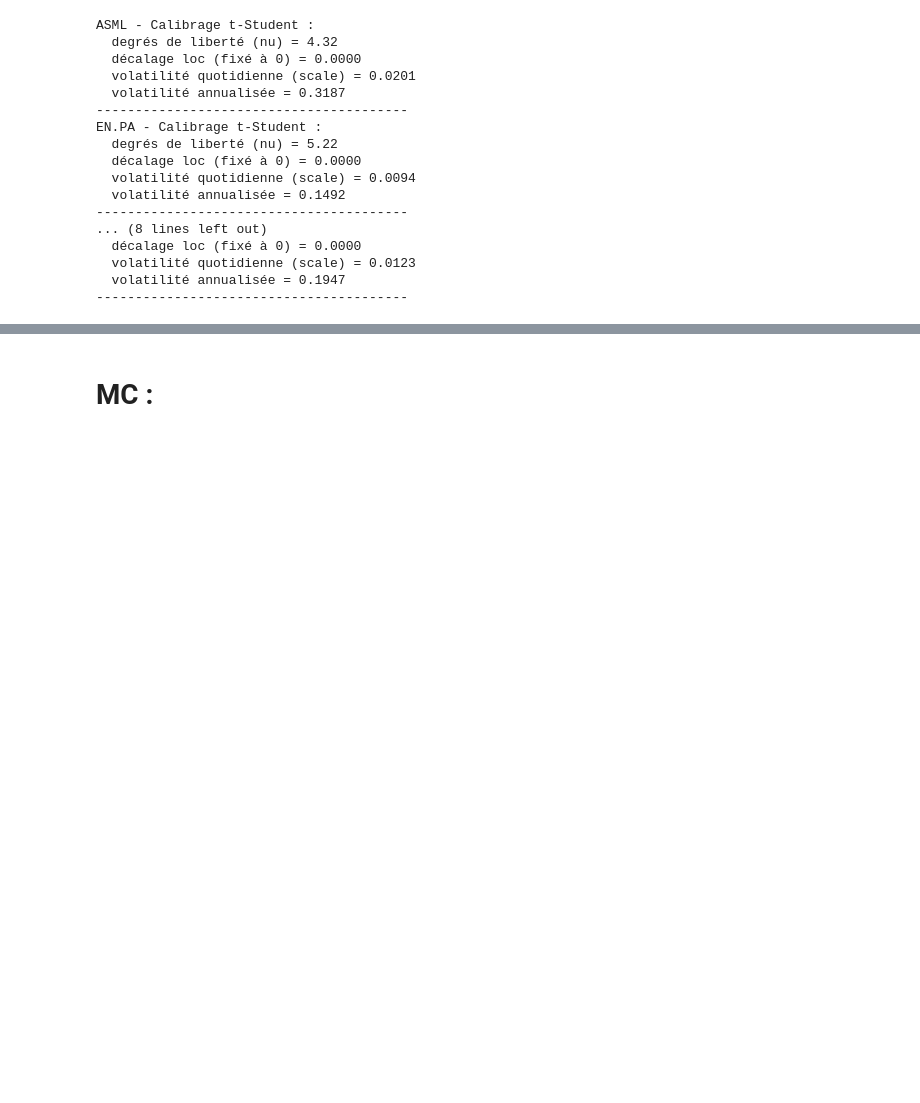
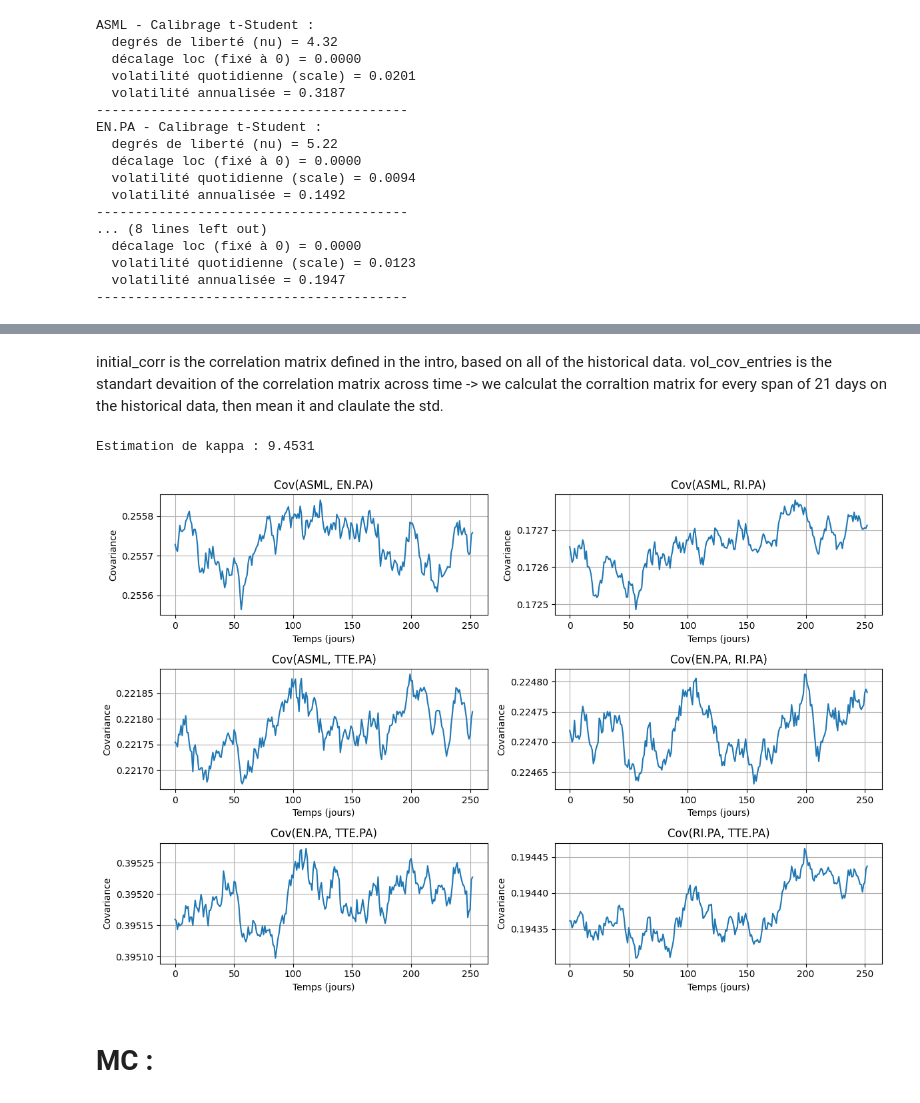
Before and after one commit to Pocame/Financial-Engineering-KEIO, a Jupyter notebook: code.ipynb, the cells around one changed output, grey strips where cells are left out. Saved outputs shown, nothing was run; the diff lists cells and outputs as text; code cells hidden in the pictures; blank space fills up the shorter version.

```diff
--- a/code.ipynb
+++ b/code.ipynb
@@ -513,0 +520,12 @@ EN.PA - Calibrage t-Student :
+# %% [markdown]
+initial_corr is the correlation matrix defined in the intro, based on all of the historical data.
+vol_cov_entries is the standart devaition of the correlation matrix across time -> we calculat the corraltion matrix for every span of 21 days on the historical data, then mean it and claulate the std.
+# %%
+inital_corr = correlation_matrix
+# %%
+log_returns = np.log(close_prices / close_prices.shift(1)).dropna()
+window = 21
+cov_matrices = [log_returns.iloc[i-window:i].cov().values for i in range(window, len(log_returns))]
+cov_matrices = np.array(cov_matrices)  # shape (num_windows, d, d)
+mean_cov = np.mean(cov_matrices, axis=0)
+vol_cov_entries = np.std(cov_matrices, axis=0)
@@ -514,3 +616,33 @@ EN.PA - Calibrage t-Student :
+# %%
+d = 4  # number of assets
+kappa = estimate_kappa(cov_matrices, dt)
+print(f"Estimation de kappa : {kappa:.4f}")
+
+dt = 1/252
+N_steps = 252
+
+X_paths = simulate_wishart_process(inital_corr, inital_corr, kappa, vol_cov_entries, dt, N_steps)
+asset_names = correlation_matrix.columns.tolist()
+
+d = len(asset_names)
+fig, axs = plt.subplots(nrows=3, ncols=2, figsize=(12, 8))
+axs = axs.flatten()
+
+plot_idx = 0
+for i in range(d):
+    for j in range(i + 1, d):
+        axs[plot_idx].plot(X_paths[:, i, j])
+        axs[plot_idx].set_title(f"Cov({asset_names[i]}, {asset_names[j]})")
+        axs[plot_idx].set_xlabel("Temps (jours)")
+        axs[plot_idx].set_ylabel("Covariance")
+        axs[plot_idx].grid(True)
+        plot_idx += 1
+
+plt.tight_layout()
+plt.show()
+# %% [output]
+Estimation de kappa : 9.4531
+[figure, added]
 # %% [markdown]
 # MC :
 # %%
```
Also changed, not shown: parts of 13 cells of this notebook.
